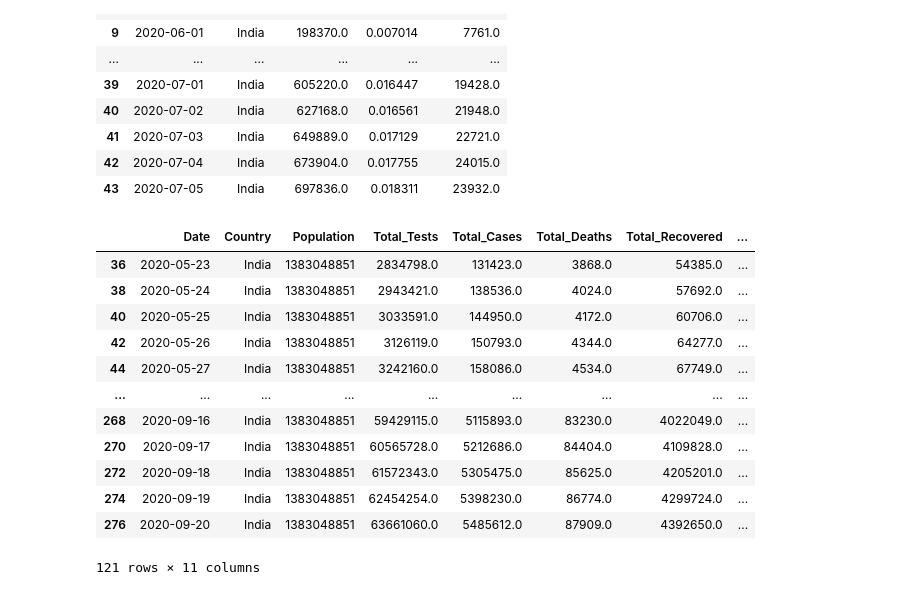
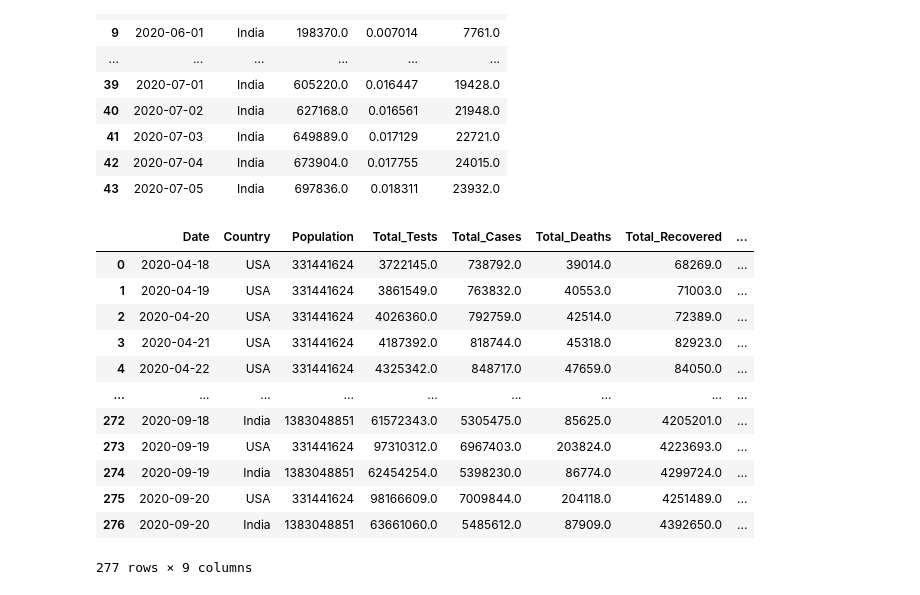
Before and after one commit to data301-2021-summer2/project-group18-project, a Jupyter notebook: analysis/Anikait/Task 3-EDA.ipynb, the cells around one changed output. Cells and saved outputs as stored; diff of their text form; code cells hidden in the pictures.

```diff
--- a/analysis/Anikait/Task 3-EDA.ipynb
+++ b/analysis/Anikait/Task 3-EDA.ipynb
@@ -289,18 +289,18 @@ df_India_lockdown1
 | 42 | 2020-07-04 | India | 673904.0 | 0.017755 | 24015.0 |
 | 43 | 2020-07-05 | India | 697836.0 | 0.018311 | 23932.0 |
 # %%
-df_herd_India
+df_herd
 # %% [output]
 |  | Date | Country | Population | Total_Tests | Total_Cases | Total_Deaths | Total_Recovered | ... |
-| 36 | 2020-05-23 | India | 1383048851 | 2834798.0 | 131423.0 | 3868.0 | 54385.0 | ... |
-| 38 | 2020-05-24 | India | 1383048851 | 2943421.0 | 138536.0 | 4024.0 | 57692.0 | ... |
-| 40 | 2020-05-25 | India | 1383048851 | 3033591.0 | 144950.0 | 4172.0 | 60706.0 | ... |
-| 42 | 2020-05-26 | India | 1383048851 | 3126119.0 | 150793.0 | 4344.0 | 64277.0 | ... |
-| 44 | 2020-05-27 | India | 1383048851 | 3242160.0 | 158086.0 | 4534.0 | 67749.0 | ... |
+| 0 | 2020-04-18 | USA | 331441624 | 3722145.0 | 738792.0 | 39014.0 | 68269.0 | ... |
+| 1 | 2020-04-19 | USA | 331441624 | 3861549.0 | 763832.0 | 40553.0 | 71003.0 | ... |
+| 2 | 2020-04-20 | USA | 331441624 | 4026360.0 | 792759.0 | 42514.0 | 72389.0 | ... |
+| 3 | 2020-04-21 | USA | 331441624 | 4187392.0 | 818744.0 | 45318.0 | 82923.0 | ... |
+| 4 | 2020-04-22 | USA | 331441624 | 4325342.0 | 848717.0 | 47659.0 | 84050.0 | ... |
 | ... | ... | ... | ... | ... | ... | ... | ... | ... |
-| 268 | 2020-09-16 | India | 1383048851 | 59429115.0 | 5115893.0 | 83230.0 | 4022049.0 | ... |
-| 270 | 2020-09-17 | India | 1383048851 | 60565728.0 | 5212686.0 | 84404.0 | 4109828.0 | ... |
 | 272 | 2020-09-18 | India | 1383048851 | 61572343.0 | 5305475.0 | 85625.0 | 4205201.0 | ... |
+| 273 | 2020-09-19 | USA | 331441624 | 97310312.0 | 6967403.0 | 203824.0 | 4223693.0 | ... |
 | 274 | 2020-09-19 | India | 1383048851 | 62454254.0 | 5398230.0 | 86774.0 | 4299724.0 | ... |
+| 275 | 2020-09-20 | USA | 331441624 | 98166609.0 | 7009844.0 | 204118.0 | 4251489.0 | ... |
 | 276 | 2020-09-20 | India | 1383048851 | 63661060.0 | 5485612.0 | 87909.0 | 4392650.0 | ... |
-121 rows × 11 columns
+277 rows × 9 columns
```
Also changed, not shown: parts of 2 cells of this notebook, 2 other files.
